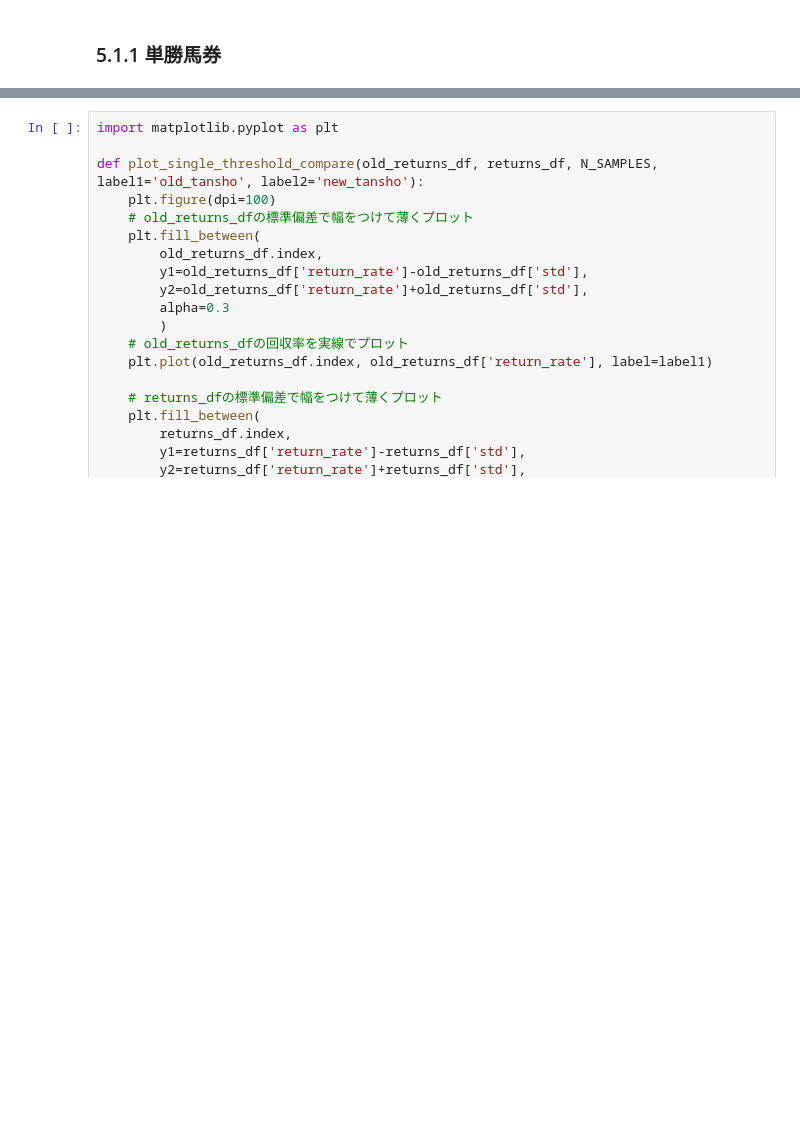
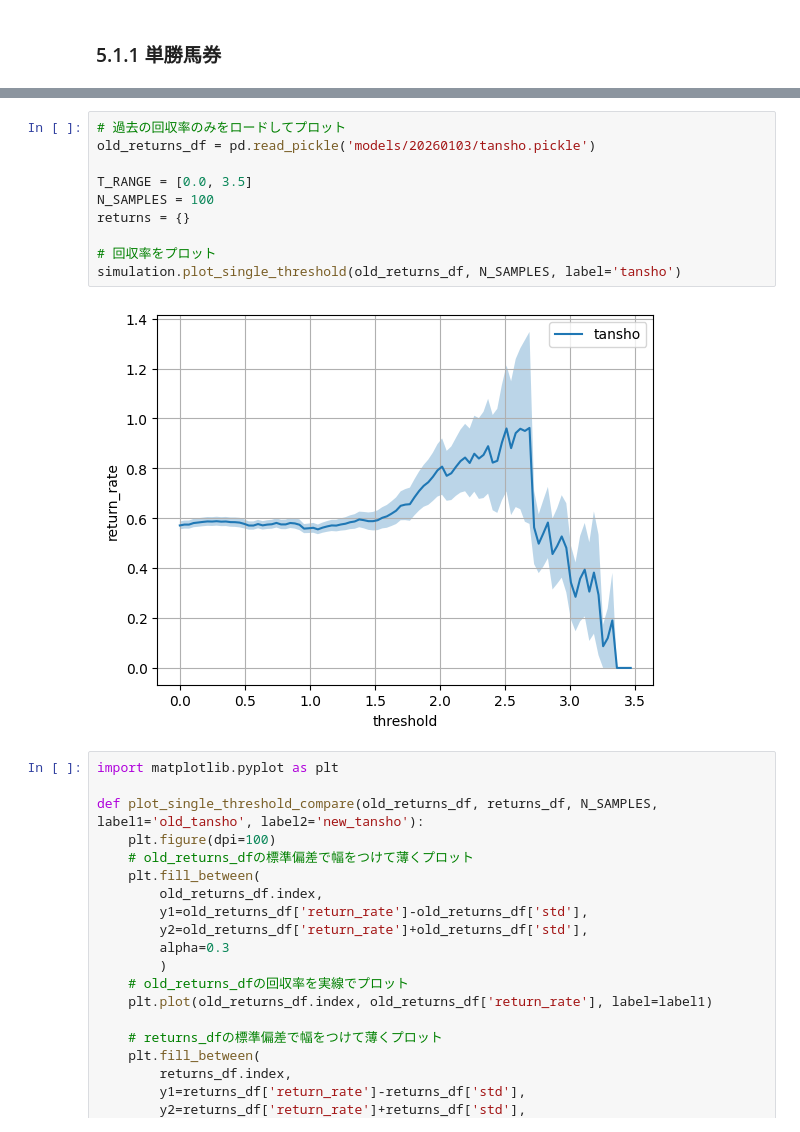
Before and after one commit to B21020/MyKeiba-AI_v2, a Jupyter notebook: main.ipynb, the cells around one changed output, grey strips where cells are left out. Cells and saved outputs as stored; diff of their text form; blank space fills up the shorter version.

```diff
--- a/main.ipynb
+++ b/main.ipynb
@@ -1912,3 +2434,15 @@ simulation.plot_single_threshold(returns_df, N_SAMPLES, label='tansho')
+# %%
+# 過去の回収率のみをロードしてプロット
+old_returns_df = pd.read_pickle('models/20260103/tansho.pickle')
+
+T_RANGE = [0.0, 3.5]
+N_SAMPLES = 100
+returns = {}
+
+# 回収率をプロット
+simulation.plot_single_threshold(old_returns_df, N_SAMPLES, label='tansho')
+# %% [output]
+[figure, added]
 # %%
 import matplotlib.pyplot as plt
 
```
Also changed, not shown: parts of 79 cells of this notebook, 10 other files.
